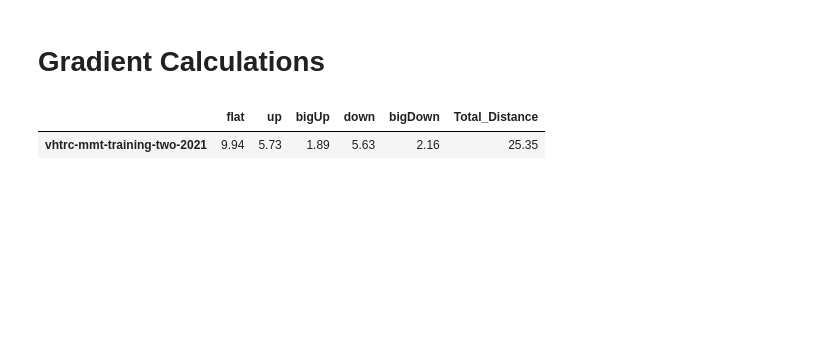
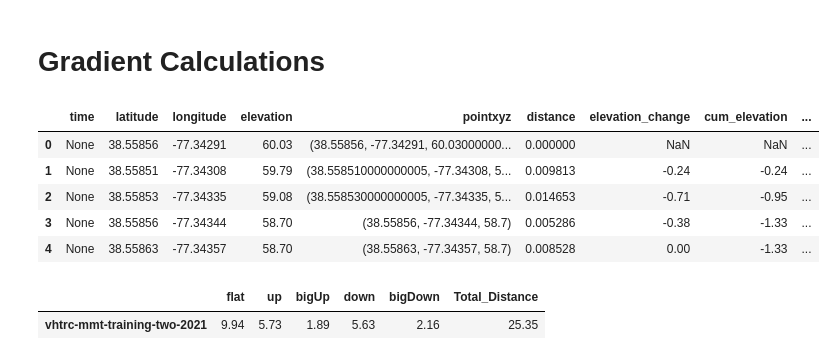
Before and after one commit to lrhf97/gpx_analysis, a Jupyter notebook: final_grade_analysis.ipynb, the cells around one changed output. Saved outputs shown, nothing was run; the diff lists cells and outputs as text; code cells hidden in the pictures; blank space fills up the shorter version.

```diff
--- a/final_grade_analysis.ipynb
+++ b/final_grade_analysis.ipynb
@@ -84,7 +84,7 @@ for f in files:
                     'longitude':point.longitude,
                     'elevation': point.elevation
                 })
-    df_list.append('df_'+f[7:-4])
+    df_list.append(f[7:-4])
 
     df = pd.DataFrame(route_info)
     pointxyz = []
@@ -130,7 +130,7 @@ for f in files:
 
     df['step_feet'] = df['distance'] * 5280
 
-    df.to_csv('data/'+f[7:-4]+'.csv', index=False)
+    df.to_csv('data/route_csv/'+f[7:-4]+'.csv', index=False)
 
 df_list
 # %% [output]
@@ -321,6 +275,15 @@ display(route_map)
 [interactive output not drawn]
 # %% [markdown]
 # Gradient Calculations
+# %%
+df.head()
+# %% [output]
+|  | time | latitude | longitude | elevation | pointxyz | distance | elevation_change | cum_elevation | ... |
+| 0 | None | 38.55856 | -77.34291 | 60.03 | (38.55856, -77.34291, 60.03000000... | 0.000000 | NaN | NaN | ... |
+| 1 | None | 38.55851 | -77.34308 | 59.79 | (38.558510000000005, -77.34308, 5... | 0.009813 | -0.24 | -0.24 | ... |
+| 2 | None | 38.55853 | -77.34335 | 59.08 | (38.558530000000005, -77.34335, 5... | 0.014653 | -0.71 | -0.95 | ... |
+| 3 | None | 38.55856 | -77.34344 | 58.70 | (38.55856, -77.34344, 58.7) | 0.005286 | -0.38 | -1.33 | ... |
+| 4 | None | 38.55863 | -77.34357 | 58.70 | (38.55863, -77.34357, 58.7) | 0.008528 | 0.00 | -1.33 | ... |
 # %%
 # gradient just from each step
 grade_cap_high = 30
```
Also changed, not shown: parts of 7 cells of this notebook, 24 other files.
